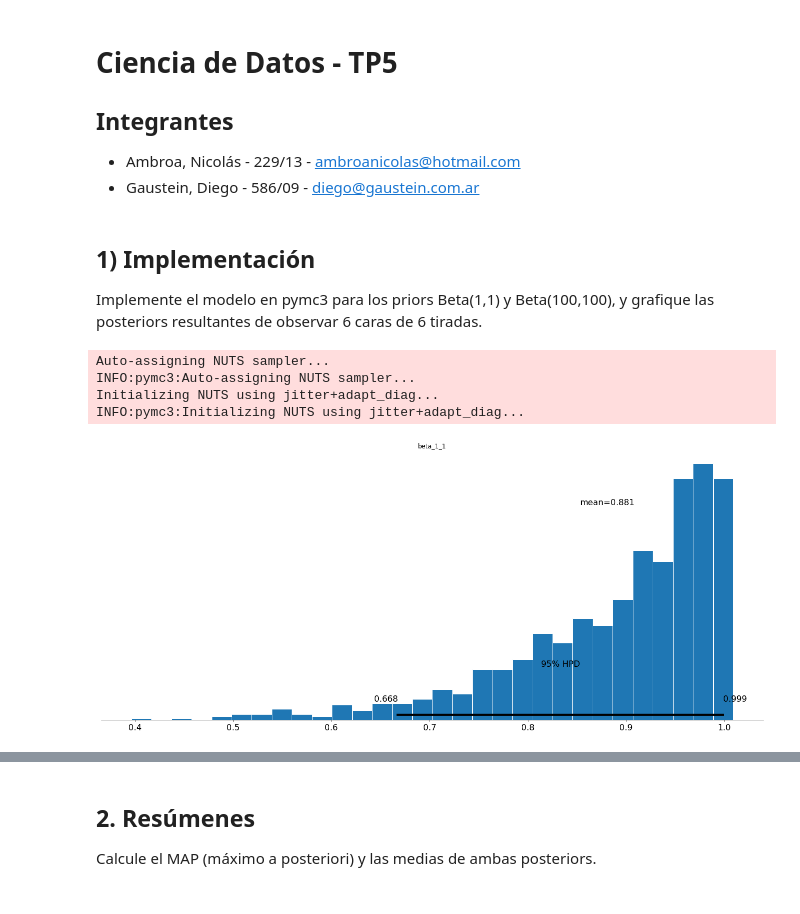
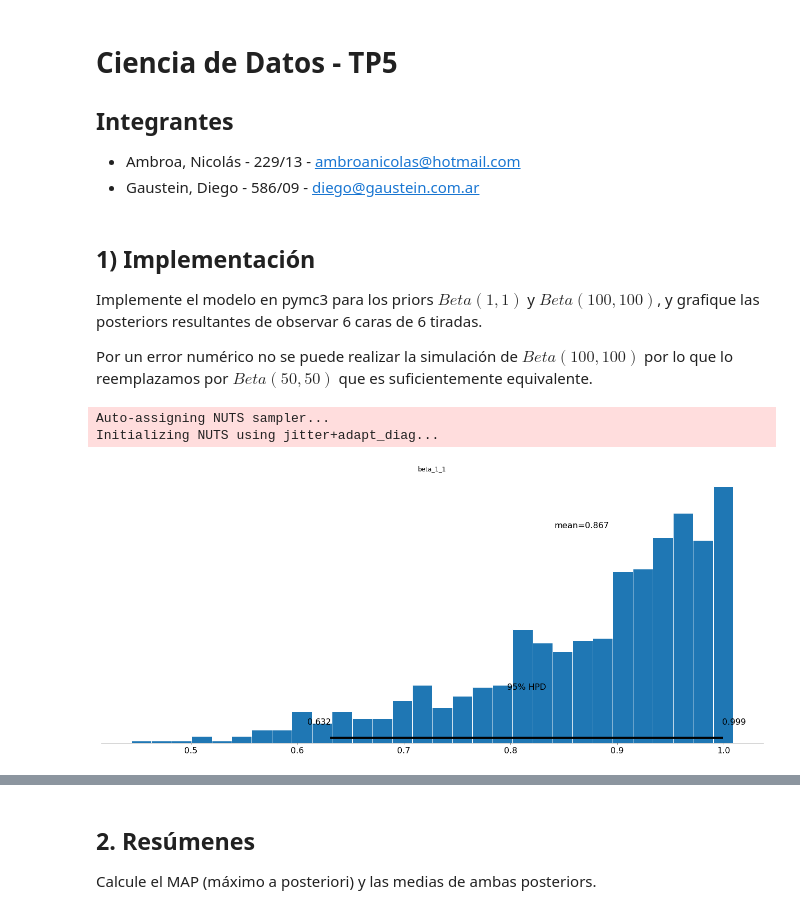
Before and after one commit to dgaus/cienciadatos, a Jupyter notebook: tp5/Ciencia de Datos - TP5.ipynb, the cells around one changed output, grey strips where cells are left out. Drawn from its saved outputs; the diff is of its cells as text; code cells hidden in the pictures.

```diff
--- a/tp5/Ciencia de Datos - TP5.ipynb
+++ b/tp5/Ciencia de Datos - TP5.ipynb
@@ -7,29 +7,29 @@
 - Gaustein, Diego - 586/09 - diego@gaustein.com.ar
 # %% [markdown]
 ## 1) Implementación
-Implemente el modelo en pymc3 para los priors Beta(1,1) y Beta(100,100), y grafique las posteriors
+Implemente el modelo en pymc3 para los priors $Beta(1,1)$ y $Beta(100,100)$, y grafique las posteriors
 resultantes de observar 6 caras de 6 tiradas.
+
+Por un error numérico no se puede realizar la simulación de $Beta(100,100)$ por lo que lo reemplazamos por $Beta(50,50)$ que es suficientemente equivalente.
 # %%
 import pymc3 as pm
 import numpy as np
 import matplotlib.pyplot as plt
 import random
 from scipy.stats import beta
 %matplotlib inline
 plt.rcParams["figure.figsize"] = (18, 8)
 random.seed(42)
 
 # Cálculos para Beta (1,1)
 model_beta_1_1 = pm.Model()
 with model_beta_1_1:
     beta_1_1 = pm.Beta('beta_1_1', 1, 1)
     likelihood = pm.Binomial('likelihood', n=6, p=beta_1_1, observed=6) # Binomial con #tiradas, prior y #exitos.
-    trace = pm.sample(1000, progressbar=True, random_seed=123)
+    trace = pm.sample(1000, random_seed=123)
     pm.plot_posterior(trace)
 # %% [output]
 Auto-assigning NUTS sampler...
-INFO:pymc3:Auto-assigning NUTS sampler...
 Initializing NUTS using jitter+adapt_diag...
-INFO:pymc3:Initializing NUTS using jitter+adapt_diag...
-[figure, old version]
+[figure, new version]
 # %%
```
Also changed, not shown: parts of 17 cells of this notebook.
